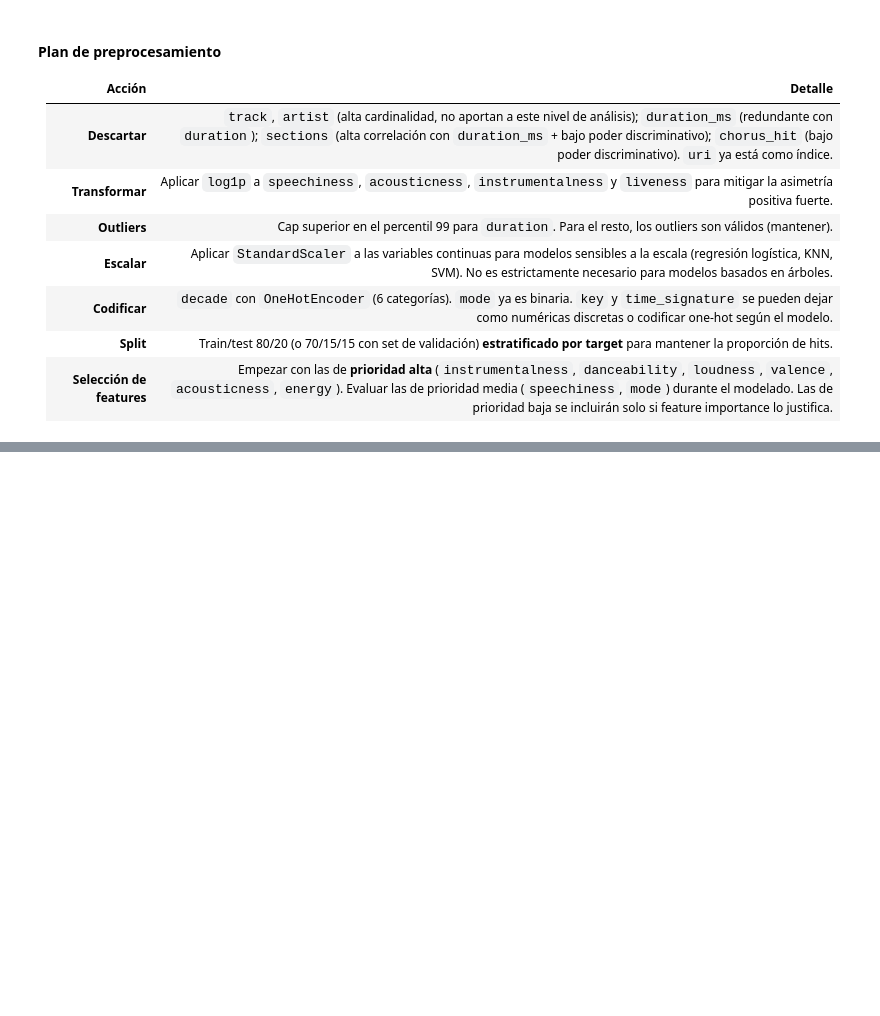
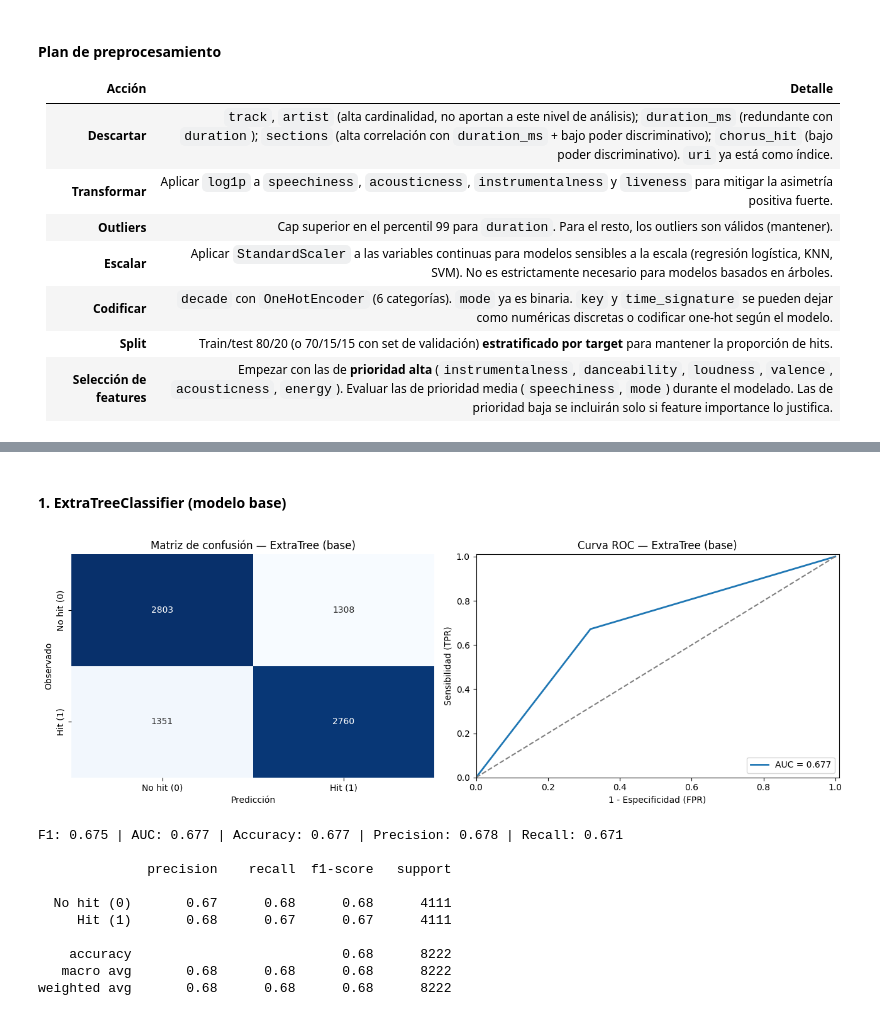
Before and after one commit to EehMauro/tp-data-science, a Jupyter notebook: tp.ipynb, the cells around one changed output, grey strips where cells are left out. Cells and saved outputs as stored; diff of their text form; code cells hidden in the pictures; blank space fills up the shorter version.

Commit message:
feat: add model trainning

```diff
--- a/tp.ipynb
+++ b/tp.ipynb
@@ -579,0 +592,22 @@ A partir del análisis exploratorio realizado, podemos sintetizar los hallazgos
+# %%
+import numpy as np
+import warnings
+warnings.filterwarnings('ignore')
+
+from sklearn.model_selection import train_test_split, GridSearchCV, StratifiedKFold
+from sklearn.tree import ExtraTreeClassifier
+from sklearn.ensemble import BaggingClassifier, AdaBoostClassifier, RandomForestClassifier
+from sklearn.metrics import (
+    confusion_matrix, classification_report, roc_curve, auc,
+    f1_score, roc_auc_score, accuracy_score, precision_score, recall_score,
+)
+
+# Features de prioridad alta seleccionadas en el EDA
+feature_cols = ['instrumentalness', 'danceability', 'loudness', 'valence', 'acousticness', 'energy']
+
+X = data[feature_cols]
+y = data['target']
+
+print('Shape de X:', X.shape)
+print('\nDistribución del target:')
+print(y.value_counts(normalize=True).round(3))
@@ -579,0 +626,8 @@ A partir del análisis exploratorio realizado, podemos sintetizar los hallazgos
+# %%
+X_train, X_test, y_train, y_test = train_test_split(
+    X, y, test_size=0.20, random_state=42, stratify=y
+)
+
+print(f'Entrenamiento: {X_train.shape[0]} canciones')
+print(f'Validación:    {X_test.shape[0]} canciones')
+print(f'Proporción de hits -> train: {y_train.mean():.3f} | test: {y_test.mean():.3f}')
@@ -579,0 +706,19 @@ A partir del análisis exploratorio realizado, podemos sintetizar los hallazgos
+# %% [markdown]
+#### 1. ExtraTreeClassifier (modelo base)
+# %%
+extra_tree = evaluate_model(
+    'ExtraTree (base)',
+    ExtraTreeClassifier(random_state=42)
+)
+# %% [output]
+[figure, added]
+F1: 0.675 | AUC: 0.677 | Accuracy: 0.677 | Precision: 0.678 | Recall: 0.671
+
+              precision    recall  f1-score   support
+
+  No hit (0)       0.67      0.68      0.68      4111
+     Hit (1)       0.68      0.67      0.67      4111
+
+    accuracy                           0.68      8222
+   macro avg       0.68      0.68      0.68      8222
+weighted avg       0.68      0.68      0.68      8222
```
Also changed, not shown: parts of 26 cells of this notebook.
